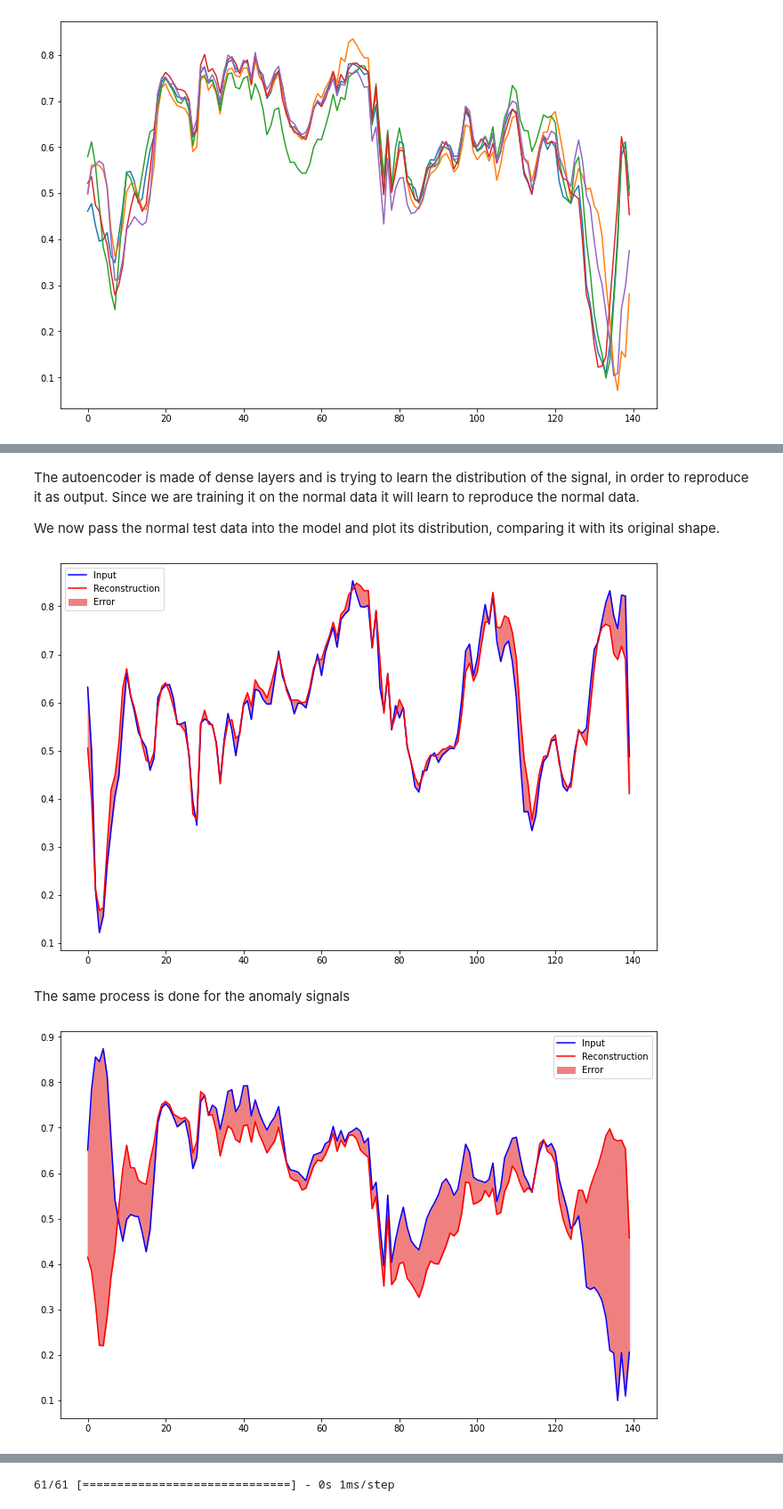
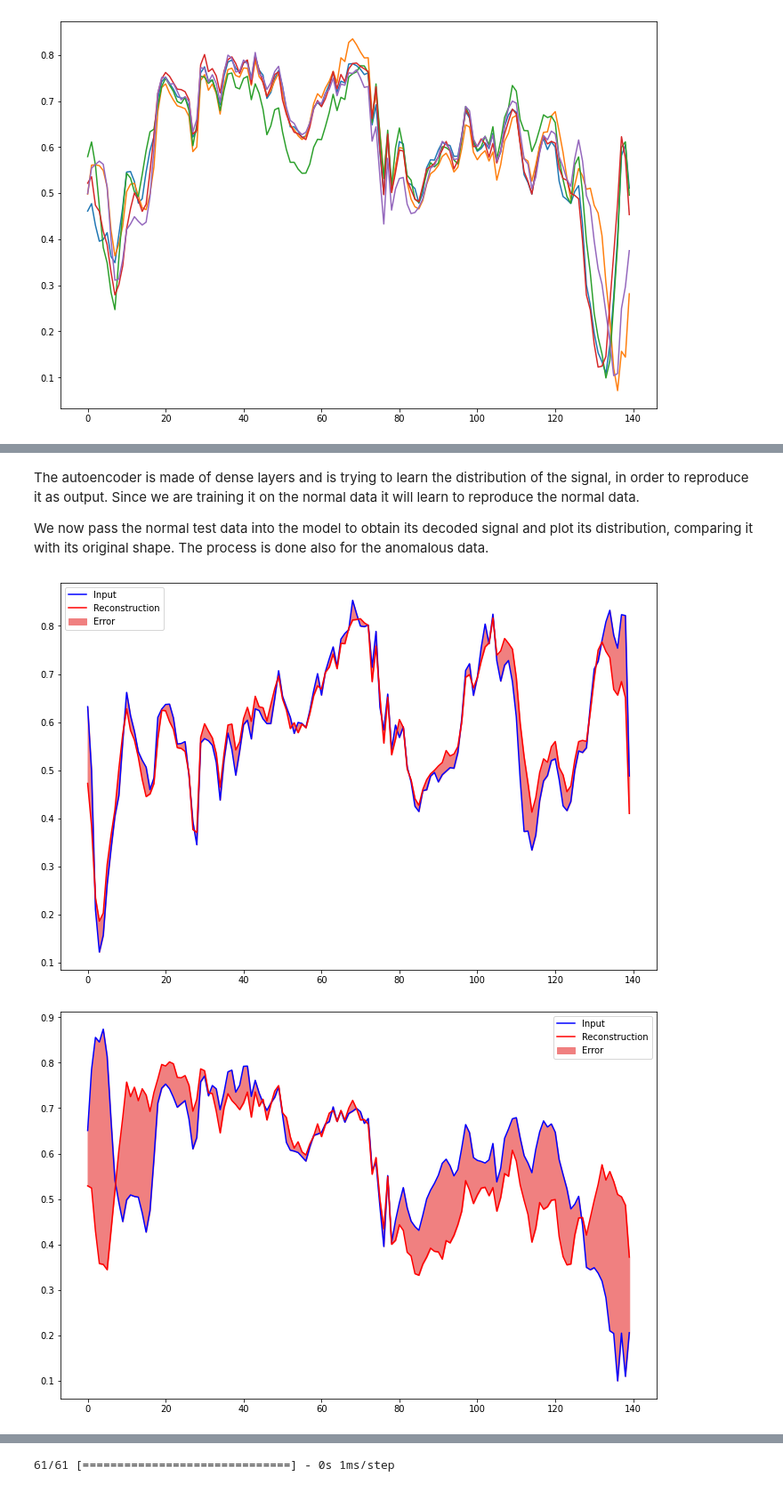
Before and after one commit to stefanopc/ECG-Anomaly-Detection-Classification, a Jupyter notebook: AI_Industry.ipynb, the cells around one changed output, grey strips where cells are left out. Shown at 89% size. Cells and saved outputs as stored; diff of their text form; code cells hidden in the pictures.

```diff
--- a/AI_Industry.ipynb
+++ b/AI_Industry.ipynb
@@ -252,0 +214,4 @@ anomaly_X_test.shape
+# %%
+normal_X_train = select_normal_signals(df_train)
+normal_X_val = select_normal_signals(df_val)
+normal_X_test = select_normal_signals(df_test)
@@ -252,0 +228,4 @@ anomaly_X_test.shape
+# %%
+anomaly_X_train = select_anomalous_signals(df_train)
+anomaly_X_val = select_anomalous_signals(df_val)
+anomaly_X_test = select_anomalous_signals(df_test)
@@ -296,18 +289,27 @@ class AutoEncoder(Model):
     return decoded
 # %%
 autoencoder = AutoEncoder()
+
 early_stopping = tf.keras.callbacks.EarlyStopping(
                     monitor='val_loss',
-                    patience=3,
-                    mode='min',)
+                    patience=5,
+                    mode='min',
+                    restore_best_weights=True)
 
-autoencoder.compile(optimizer='adam', loss='mae')
+lr_plateau = tf.keras.callbacks.ReduceLROnPlateau(
+    monitor='val_loss',
+    factor=0.5,
+    patience=5,
+    min_lr=1e-6,
+    mode='min')
+
+autoencoder.compile(optimizer='adam', loss='mse')
 # %%
 history = autoencoder.fit(normal_X_train, normal_X_train,
                     epochs=100,
-                    batch_size=256,
+                    batch_size=128,
                     validation_data=(normal_X_val, normal_X_val),
-                    callbacks=[early_stopping],
+                    callbacks=[early_stopping, lr_plateau],
                     shuffle=True)
 # %% [output]
 Epoch 1/100
@@ -354,30 +360,28 @@ plt.legend()
 # %% [markdown]
 The autoencoder is made of dense layers and is trying to learn the distribution of the signal, in order to reproduce it as output. Since we are training it on the normal data it will learn to reproduce the normal data.
 
-We now pass the normal test data into the model and plot its distribution, comparing it with its original shape.
+We now pass the normal test data into the model to obtain its decoded signal and plot its distribution, comparing it with its original shape. The process is done also for the anomalous data.
 # %%
-encoded_data = autoencoder.encoder(normal_X_test).numpy()
-decoded_data = autoencoder.decoder(encoded_data).numpy()
+encoded_signal = autoencoder.encoder(normal_X_test).numpy()
+decoded_signal = autoencoder.decoder(encoded_signal).numpy()
 
 plt.figure(figsize=(12,8))
 plt.plot(normal_X_test[0], 'b')
-plt.plot(decoded_data[0], 'r')
-plt.fill_between(np.arange(140), decoded_data[0], normal_X_test[0], color='lightcoral')
+plt.plot(decoded_signal[0], 'r')
+plt.fill_between(np.arange(140), decoded_signal[0], normal_X_test[0], color='lightcoral')
 plt.legend(labels=["Input", "Reconstruction", "Error"])
 plt.show()
 # %% [output]
-[figure, old version]
+[figure, new version]
-# %% [markdown]
-The same process is done for the anomaly signals
 # %%
-encoded_data = autoencoder.encoder(anomaly_X_test).numpy()
-decoded_data = autoencoder.decoder(encoded_data).numpy()
+encoded_signal = autoencoder.encoder(anomaly_X_test).numpy()
+decoded_signal = autoencoder.decoder(encoded_signal).numpy()
 
 plt.figure(figsize=(12,8))
 plt.plot(anomaly_X_test[0], 'b')
-plt.plot(decoded_data[0], 'r')
-plt.fill_between(np.arange(140), decoded_data[0], anomaly_X_test[0], color='lightcoral')
+plt.plot(decoded_signal[0], 'r')
+plt.fill_between(np.arange(140), decoded_signal[0], anomaly_X_test[0], color='lightcoral')
 plt.legend(labels=["Input", "Reconstruction", "Error"])
 plt.show()
 # %% [output]
-[figure, old version]
+[figure, new version]
```
Also changed, not shown: parts of 135 cells of this notebook, 1 other file.
